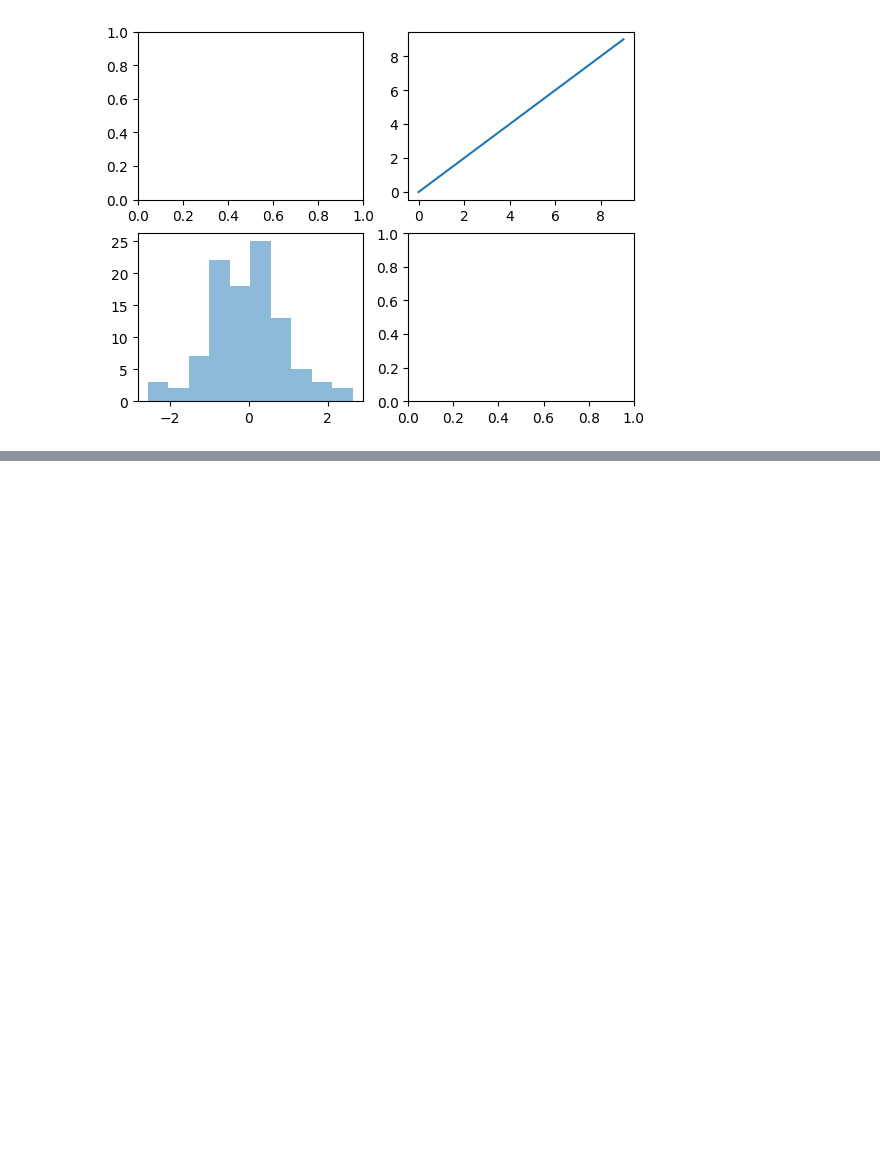
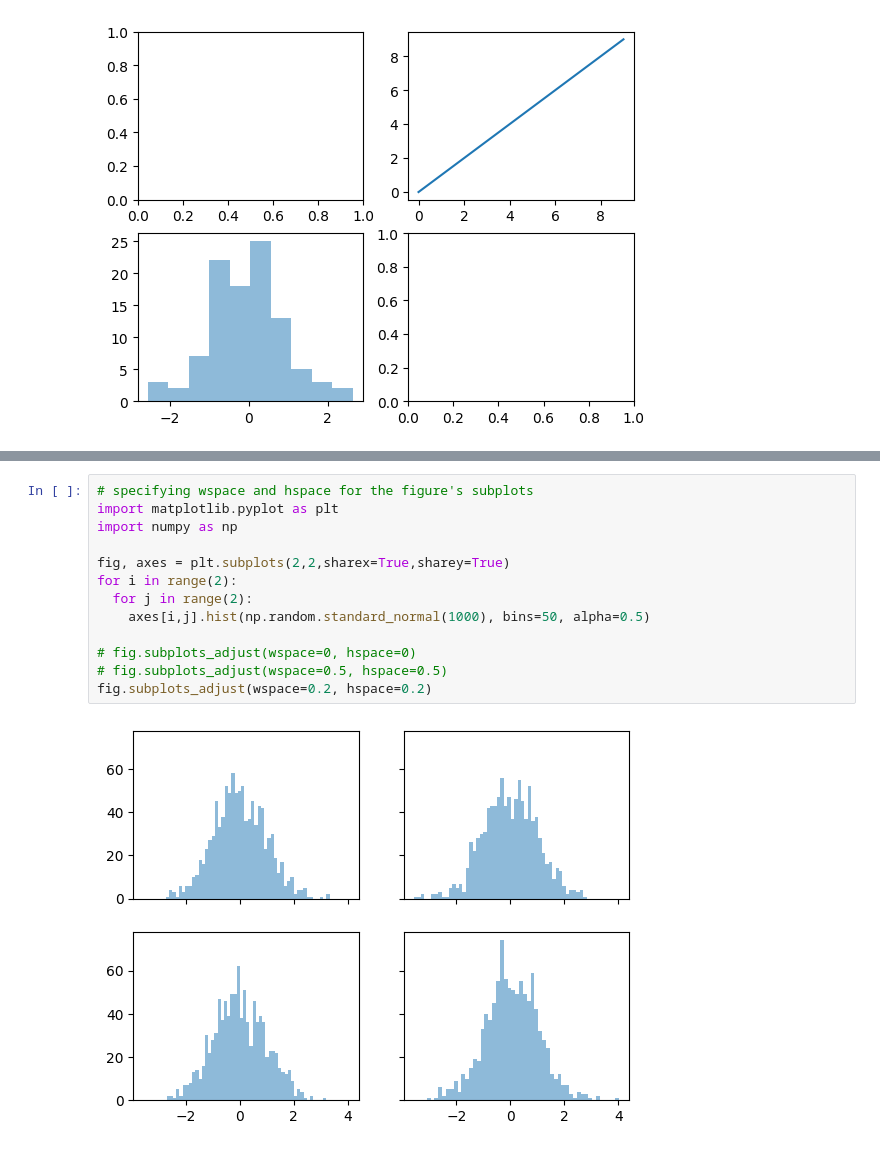
Before and after one commit to RaghavBhardwaj18/learning-data-science, a Jupyter notebook: 01-python-for-data-analysis/concepts/05-data-visualization-basics.ipynb, the cells around one changed output, grey strips where cells are left out. Drawn from its saved outputs; the diff is of its cells as text; blank space fills up the shorter version.

```diff
--- a/01-python-for-data-analysis/concepts/05-data-visualization-basics.ipynb
+++ b/01-python-for-data-analysis/concepts/05-data-visualization-basics.ipynb
@@ -36,0 +46,15 @@ Figure(640x480)
+# %%
+# specifying wspace and hspace for the figure's subplots
+import matplotlib.pyplot as plt
+import numpy as np
+
+fig, axes = plt.subplots(2,2,sharex=True,sharey=True)
+for i in range(2):
+  for j in range(2):
+    axes[i,j].hist(np.random.standard_normal(1000), bins=50, alpha=0.5)
+
+# fig.subplots_adjust(wspace=0, hspace=0)
+# fig.subplots_adjust(wspace=0.5, hspace=0.5)
+fig.subplots_adjust(wspace=0.2, hspace=0.2)
+# %% [output]
+[figure, added]
```
Also changed, not shown: parts of 48 cells of this notebook.
